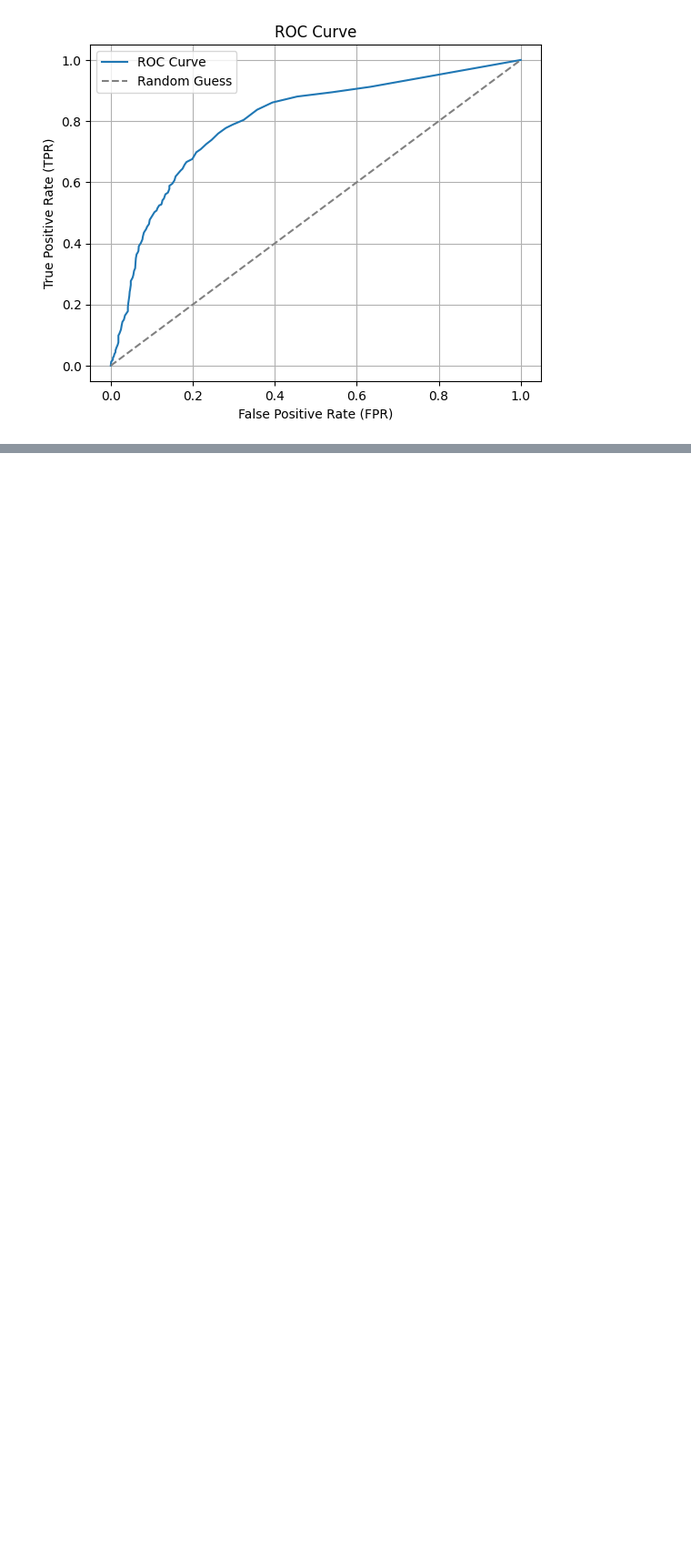
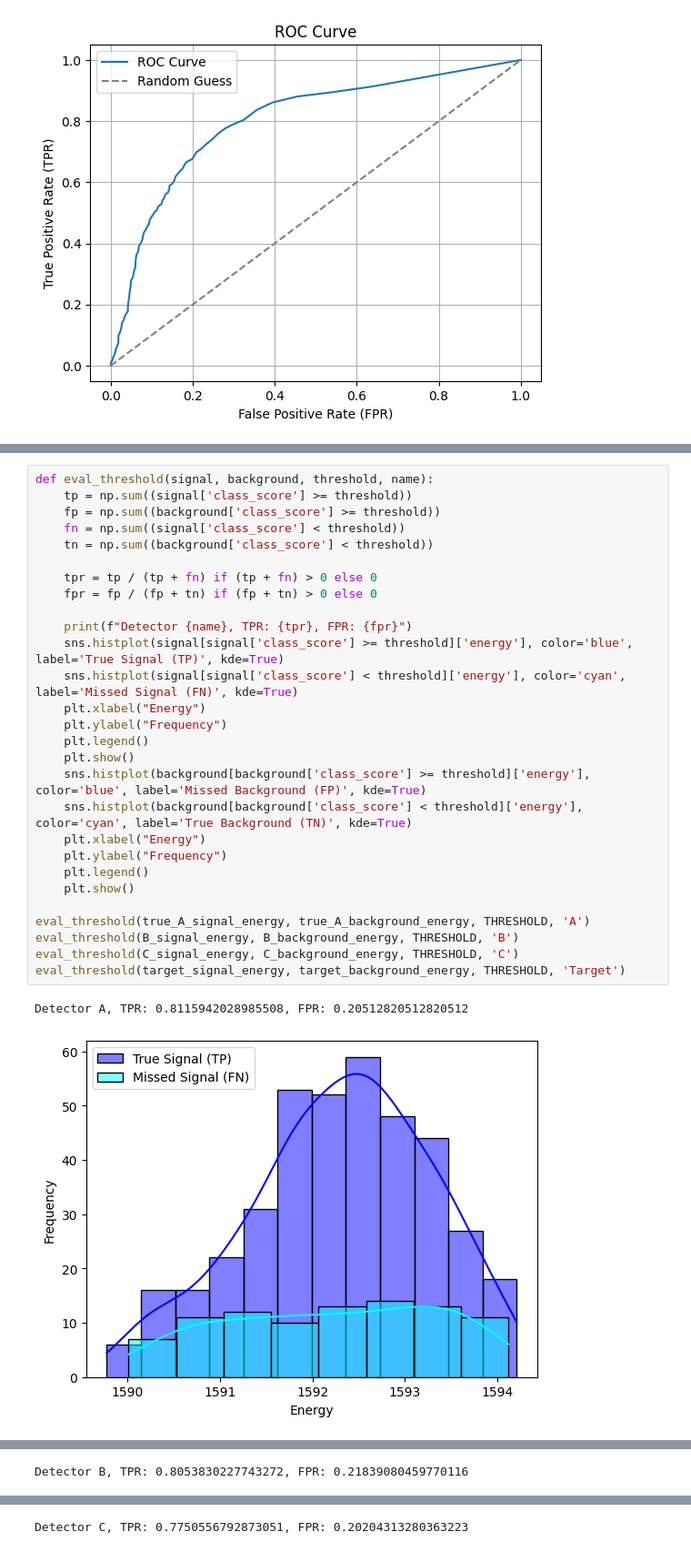
Before and after one commit to TangyKiwi/DSC-291-Final-Project, a Jupyter notebook: scripts/detectorsABCcut_Kevin.ipynb, the cells around one changed output, grey strips where cells are left out. Shown at 91% size. Cells and saved outputs as stored; diff of their text form; blank space fills up the shorter version.

```diff
--- a/scripts/detectorsABCcut_Kevin.ipynb
+++ b/scripts/detectorsABCcut_Kevin.ipynb
@@ -167,0 +325,31 @@ Detector A - Best Threshold: 0.10101010101010102, TPR: 0.7593880389429764, FPR:
+# %%
+def eval_threshold(signal, background, threshold, name):
+    tp = np.sum((signal['class_score'] >= threshold))
+    fp = np.sum((background['class_score'] >= threshold))
+    fn = np.sum((signal['class_score'] < threshold))
+    tn = np.sum((background['class_score'] < threshold))
+
+    tpr = tp / (tp + fn) if (tp + fn) > 0 else 0
+    fpr = fp / (fp + tn) if (fp + tn) > 0 else 0
+
+    print(f"Detector {name}, TPR: {tpr}, FPR: {fpr}")
+    sns.histplot(signal[signal['class_score'] >= threshold]['energy'], color='blue', label='True Signal (TP)', kde=True)
+    sns.histplot(signal[signal['class_score'] < threshold]['energy'], color='cyan', label='Missed Signal (FN)', kde=True)
+    plt.xlabel("Energy")
+    plt.ylabel("Frequency")
+    plt.legend()
+    plt.show()
+    sns.histplot(background[background['class_score'] >= threshold]['energy'], color='blue', label='Missed Background (FP)', kde=True)
+    sns.histplot(background[background['class_score'] < threshold]['energy'], color='cyan', label='True Background (TN)', kde=True)
+    plt.xlabel("Energy")
+    plt.ylabel("Frequency")
+    plt.legend()
+    plt.show()
+
+eval_threshold(true_A_signal_energy, true_A_background_energy, THRESHOLD, 'A')
+eval_threshold(B_signal_energy, B_background_energy, THRESHOLD, 'B')
+eval_threshold(C_signal_energy, C_background_energy, THRESHOLD, 'C')
+eval_threshold(target_signal_energy, target_background_energy, THRESHOLD, 'Target')
+# %% [output]
+Detector A, TPR: 0.8115942028985508, FPR: 0.20512820512820512
+[figure, added]
@@ -167,0 +357 @@ Detector A - Best Threshold: 0.10101010101010102, TPR: 0.7593880389429764, FPR:
+Detector B, TPR: 0.8053830227743272, FPR: 0.21839080459770116
@@ -167,0 +360 @@ Detector A - Best Threshold: 0.10101010101010102, TPR: 0.7593880389429764, FPR:
+Detector C, TPR: 0.7750556792873051, FPR: 0.20204313280363223
```
Also changed, not shown: parts of 6 cells of this notebook.
